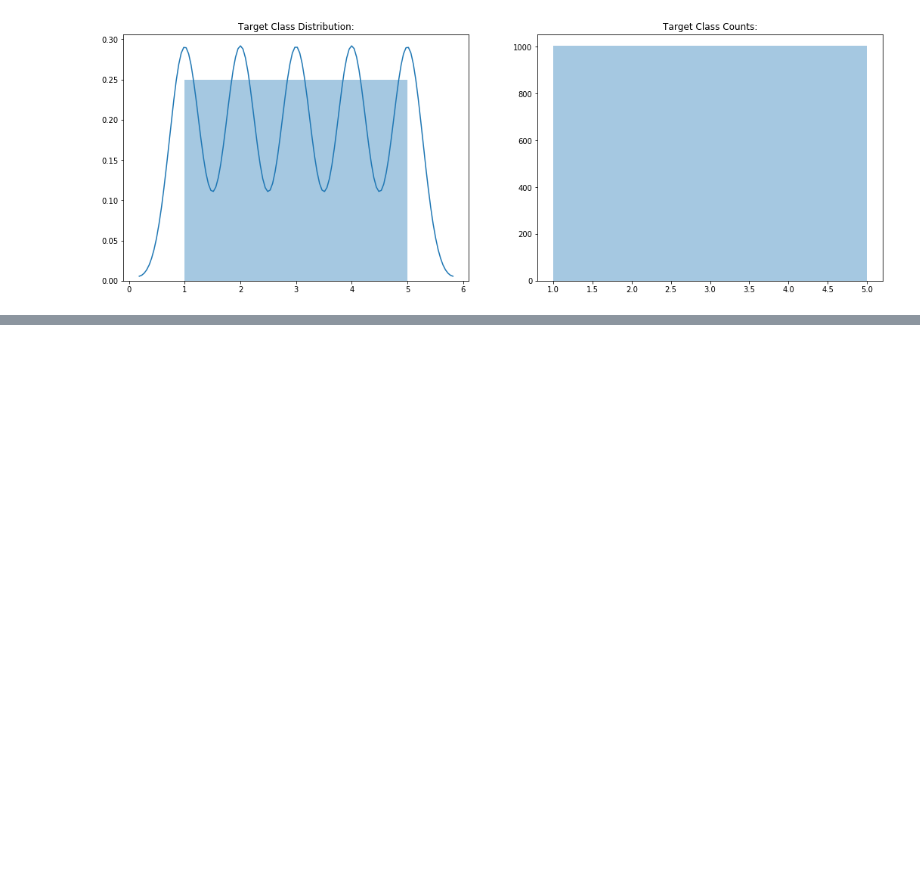
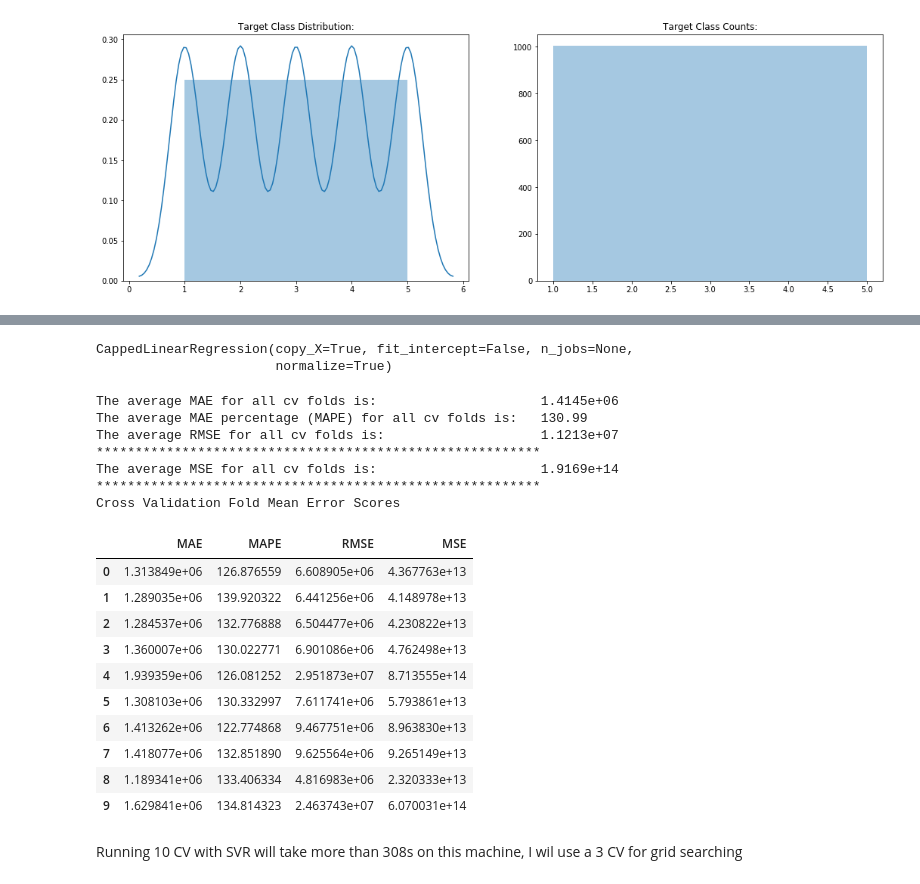
Before and after one commit to andrewmejia600/MSDS7331, a Jupyter notebook: Lab_2_Notebook_Draft.ipynb, the cells around one changed output, grey strips where cells are left out. Saved outputs shown, nothing was run; the diff lists cells and outputs as text; code cells hidden in the pictures; blank space fills up the shorter version.

Commit message:
added regression models and parallel analysis

```diff
--- a/Lab_2_Notebook_Draft.ipynb
+++ b/Lab_2_Notebook_Draft.ipynb
@@ -585,8 +588,8 @@ test.head(n=5)
 #Create scaler object
 ML_std_scalr = StandardScaler()
 # %%
-y = test['BOROUGH'].values
-X = test.drop(columns = ['BOROUGH'], axis = 1).values
+y = ml_df_enc['BOROUGH'].values
+X = ml_df_enc.drop(columns = ['BOROUGH'], axis = 1).values
 # %%
 
 mods = [
@@ -751,0 +757,2 @@ CV Time:  2.762104034423828
+# %%
+cv = ShuffleSplit(n_splits=10, test_size=0.20, random_state=959)
@@ -751,0 +832,18 @@ CV Time:  2.762104034423828
+# %%
+y_regr = ml_df_enc['SALEPRICE'].values
+X_regr = ml_df_enc.drop(columns = ['SALEPRICE'], axis = 1).values
+# %%
+#Create a Linear Regression object and perform a grid search to find the best parameters
+linreg = CappedLinearRegression()
+parameters = {'normalize':(True,False), 'fit_intercept':(True,False)}
+
+#Create a grid search object using the
+from sklearn.model_selection import GridSearchCV
+regGridSearch = GridSearchCV(estimator=linreg
+                   , verbose=1 # low verbosity
+                   , param_grid=parameters
+                   , cv=cv # KFolds = 10
+                   , scoring=mae_scorer)
+
+#Perform hyperparameter search to find the best combination of parameters for our data
+regGridSearch.fit(X_regr,y_regr)
@@ -751,0 +864,32 @@ CV Time:  2.762104034423828
+# %%
+regGridSearch.best_estimator_
+# %% [output]
+CappedLinearRegression(copy_X=True, fit_intercept=False, n_jobs=None,
+                       normalize=True)
+# %%
+#Create CappedLinearRegression predictions between 0 and 100% using the best parameters for our Linear Regression object
+regEstimator = regGridSearch.best_estimator_
+
+#Evaluate the regression estimator above using our pre-defined cross validation and scoring metrics.
+EvaluateRegressionEstimator(regEstimator, X_regr,y_regr, cv)
+# %% [output]
+The average MAE for all cv folds is:                     1.4145e+06
+The average MAE percentage (MAPE) for all cv folds is:   130.99
+The average RMSE for all cv folds is:                    1.1213e+07
+*********************************************************
+The average MSE for all cv folds is:                     1.9169e+14
+*********************************************************
+Cross Validation Fold Mean Error Scores
+|  | MAE | MAPE | RMSE | MSE |
+| 0 | 1.313849e+06 | 126.876559 | 6.608905e+06 | 4.367763e+13 |
+| 1 | 1.289035e+06 | 139.920322 | 6.441256e+06 | 4.148978e+13 |
+| 2 | 1.284537e+06 | 132.776888 | 6.504477e+06 | 4.230822e+13 |
+| 3 | 1.360007e+06 | 130.022771 | 6.901086e+06 | 4.762498e+13 |
+| 4 | 1.939359e+06 | 126.081252 | 2.951873e+07 | 8.713555e+14 |
+| 5 | 1.308103e+06 | 130.332997 | 7.611741e+06 | 5.793861e+13 |
+| 6 | 1.413262e+06 | 122.774868 | 9.467751e+06 | 8.963830e+13 |
+| 7 | 1.418077e+06 | 132.851890 | 9.625564e+06 | 9.265149e+13 |
+| 8 | 1.189341e+06 | 133.406334 | 4.816983e+06 | 2.320333e+13 |
+| 9 | 1.629841e+06 | 134.814323 | 2.463743e+07 | 6.070031e+14 |
+# %% [markdown]
+Running 10 CV with SVR will take more than 308s on this machine, I wil use a 3 CV for grid searching
```
Also changed, not shown: parts of 10 cells of this notebook.
